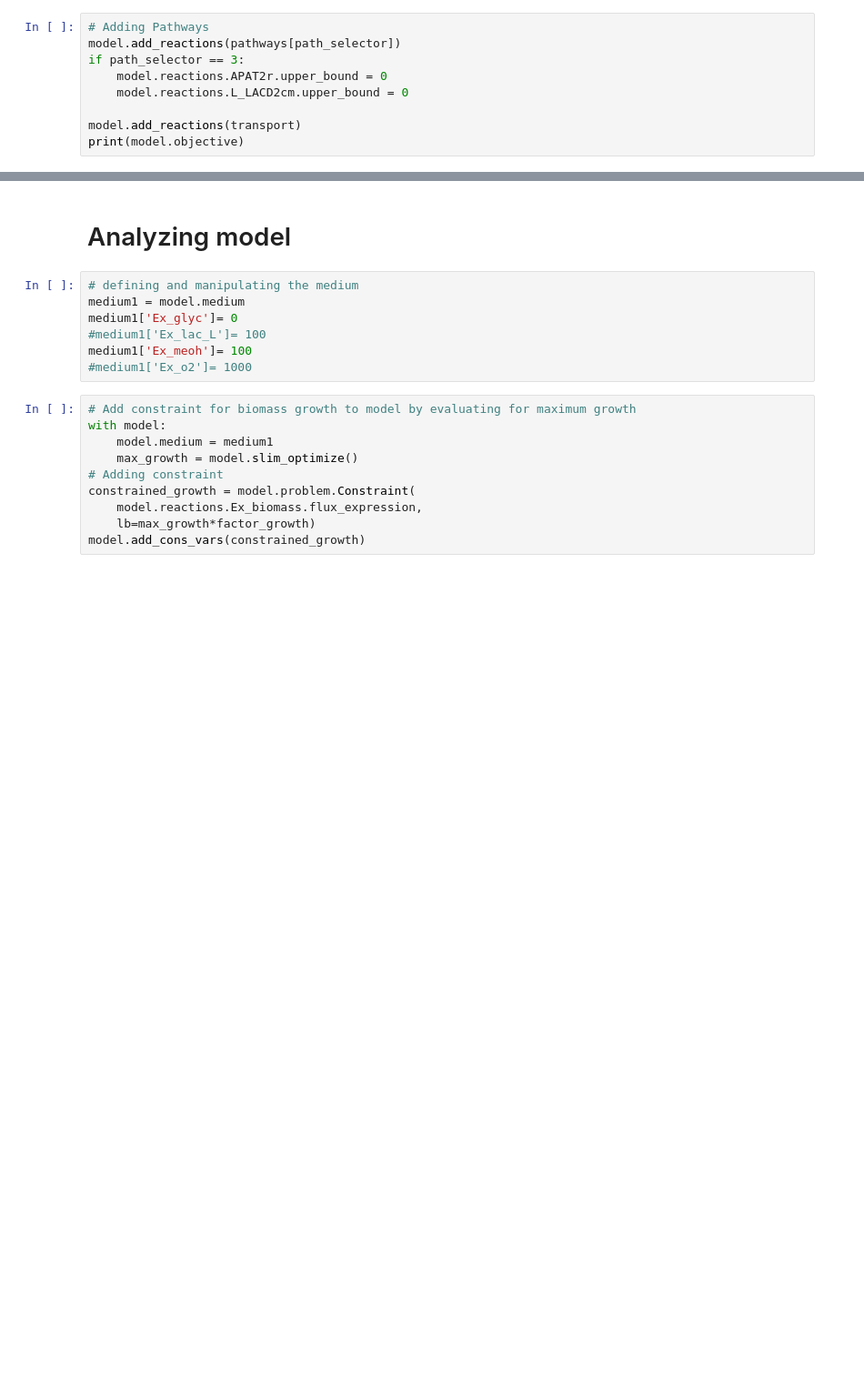
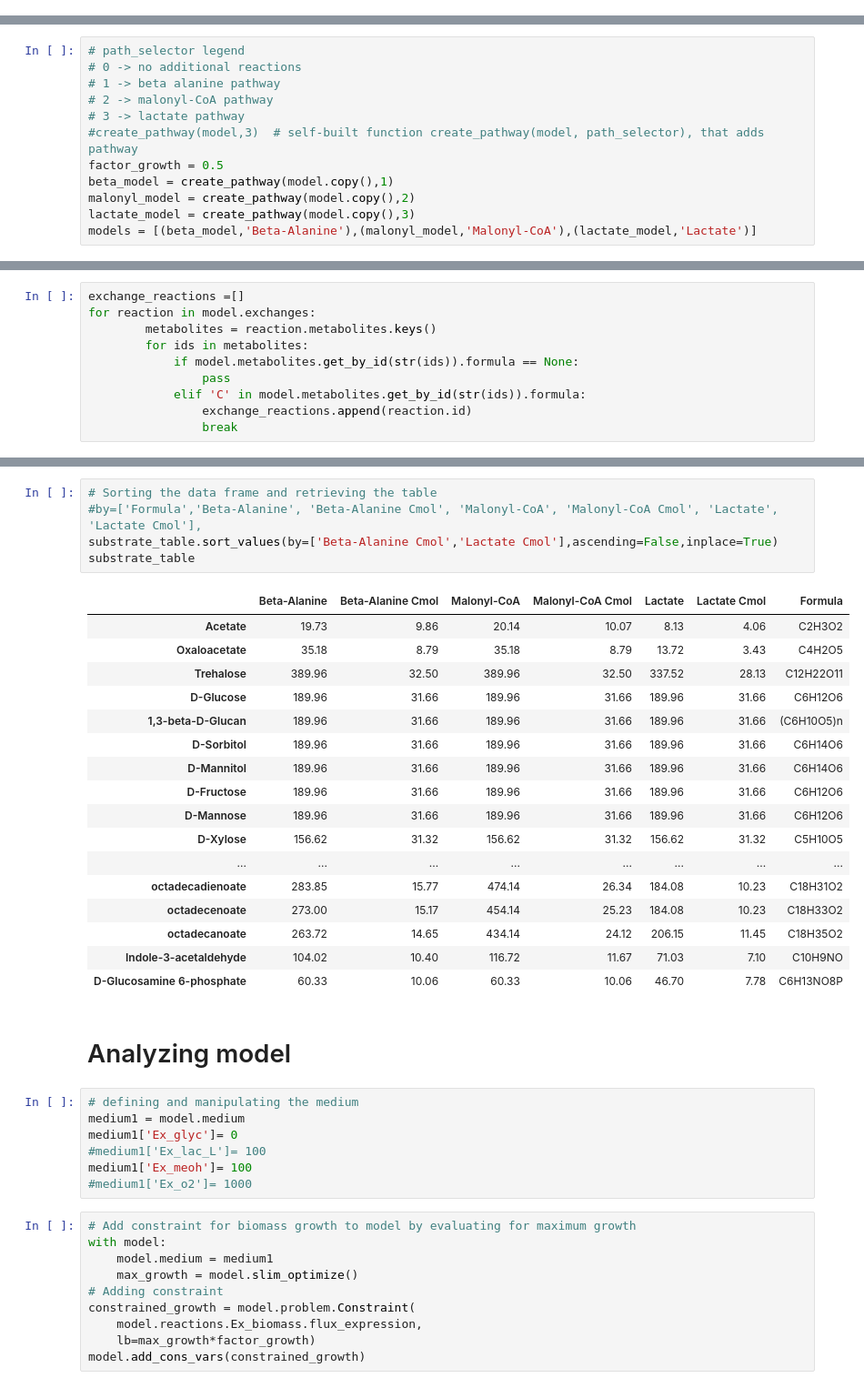
Before and after one commit to 27410/group-assignment-2021-group-8-malonic-acid-in-k-phaffii, a Jupyter notebook: models/Adjusted_models/Metabolic_engineering_draft.ipynb, the cells around one changed output, grey strips where cells are left out. Shown at 91% size. Cells and saved outputs as stored; diff of their text form; blank space fills up the shorter version.

Commit message:
Substrate anlaysis draft

```diff
--- a/models/Adjusted_models/Metabolic_engineering_draft.ipynb
+++ b/models/Adjusted_models/Metabolic_engineering_draft.ipynb
@@ -158,9 +25,0 @@ pathways = [[],beta_al_path,malcoa_path,lactate_path]
-# %%
-# Adding Pathways
-model.add_reactions(pathways[path_selector])
-if path_selector == 3:
-    model.reactions.APAT2r.upper_bound = 0
-    model.reactions.L_LACD2cm.upper_bound = 0
-
-model.add_reactions(transport)
-print(model.objective)
@@ -169,0 +26,12 @@ Maximize
+# %%
+# path_selector legend
+# 0 -> no additional reactions
+# 1 -> beta alanine pathway
+# 2 -> malonyl-CoA pathway
+# 3 -> lactate pathway
+#create_pathway(model,3)  # self-built function create_pathway(model, path_selector), that adds pathway
+factor_growth = 0.5
+beta_model = create_pathway(model.copy(),1)
+malonyl_model = create_pathway(model.copy(),2)
+lactate_model = create_pathway(model.copy(),3)
+models = [(beta_model,'Beta-Alanine'),(malonyl_model,'Malonyl-CoA'),(lactate_model,'Lactate')]
@@ -169,0 +50,10 @@ Maximize
+# %%
+exchange_reactions =[]
+for reaction in model.exchanges:
+        metabolites = reaction.metabolites.keys()
+        for ids in metabolites:
+            if model.metabolites.get_by_id(str(ids)).formula == None:
+                pass
+            elif 'C' in model.metabolites.get_by_id(str(ids)).formula:
+                exchange_reactions.append(reaction.id)
+                break
@@ -170,3 +106,26 @@ Maximize
+# %%
+# Sorting the data frame and retrieving the table
+#by=['Formula','Beta-Alanine', 'Beta-Alanine Cmol', 'Malonyl-CoA', 'Malonyl-CoA Cmol', 'Lactate', 'Lactate Cmol'],
+substrate_table.sort_values(by=['Beta-Alanine Cmol','Lactate Cmol'],ascending=False,inplace=True)
+substrate_table
+# %% [output]
+|  | Beta-Alanine | Beta-Alanine Cmol | Malonyl-CoA | Malonyl-CoA Cmol | Lactate | Lactate Cmol | Formula |
+| Acetate | 19.73 | 9.86 | 20.14 | 10.07 | 8.13 | 4.06 | C2H3O2 |
+| Oxaloacetate | 35.18 | 8.79 | 35.18 | 8.79 | 13.72 | 3.43 | C4H2O5 |
+| Trehalose | 389.96 | 32.50 | 389.96 | 32.50 | 337.52 | 28.13 | C12H22O11 |
+| D-Glucose | 189.96 | 31.66 | 189.96 | 31.66 | 189.96 | 31.66 | C6H12O6 |
+| 1,3-beta-D-Glucan | 189.96 | 31.66 | 189.96 | 31.66 | 189.96 | 31.66 | (C6H10O5)n |
+| D-Sorbitol | 189.96 | 31.66 | 189.96 | 31.66 | 189.96 | 31.66 | C6H14O6 |
+| D-Mannitol | 189.96 | 31.66 | 189.96 | 31.66 | 189.96 | 31.66 | C6H14O6 |
+| D-Fructose | 189.96 | 31.66 | 189.96 | 31.66 | 189.96 | 31.66 | C6H12O6 |
+| D-Mannose | 189.96 | 31.66 | 189.96 | 31.66 | 189.96 | 31.66 | C6H12O6 |
+| D-Xylose | 156.62 | 31.32 | 156.62 | 31.32 | 156.62 | 31.32 | C5H10O5 |
+| ... | ... | ... | ... | ... | ... | ... | ... |
+| octadecadienoate | 283.85 | 15.77 | 474.14 | 26.34 | 184.08 | 10.23 | C18H31O2 |
+| octadecenoate | 273.00 | 15.17 | 454.14 | 25.23 | 184.08 | 10.23 | C18H33O2 |
+| octadecanoate | 263.72 | 14.65 | 434.14 | 24.12 | 206.15 | 11.45 | C18H35O2 |
+| Indole-3-acetaldehyde | 104.02 | 10.40 | 116.72 | 11.67 | 71.03 | 7.10 | C10H9NO |
+| D-Glucosamine 6-phosphate | 60.33 | 10.06 | 60.33 | 10.06 | 46.70 | 7.78 | C6H13NO8P |
 # %% [markdown]
 # Analyzing model
 # %%
```
Also changed, not shown: parts of 29 cells of this notebook, 3 other files.
